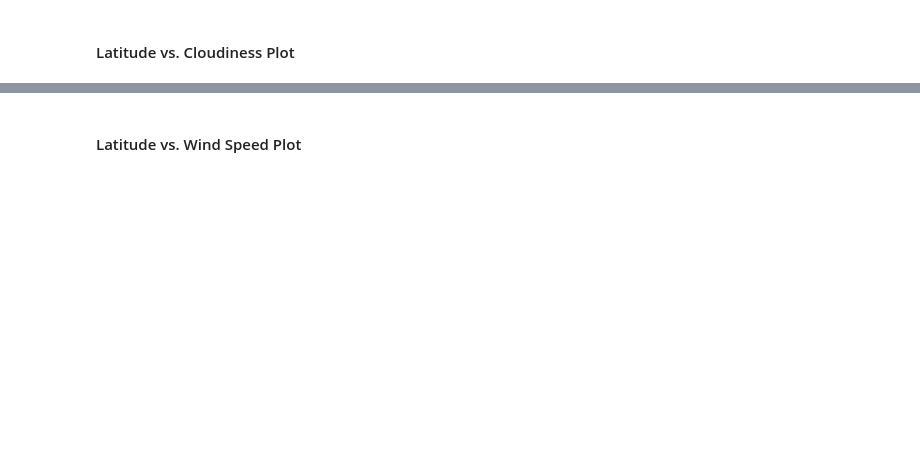
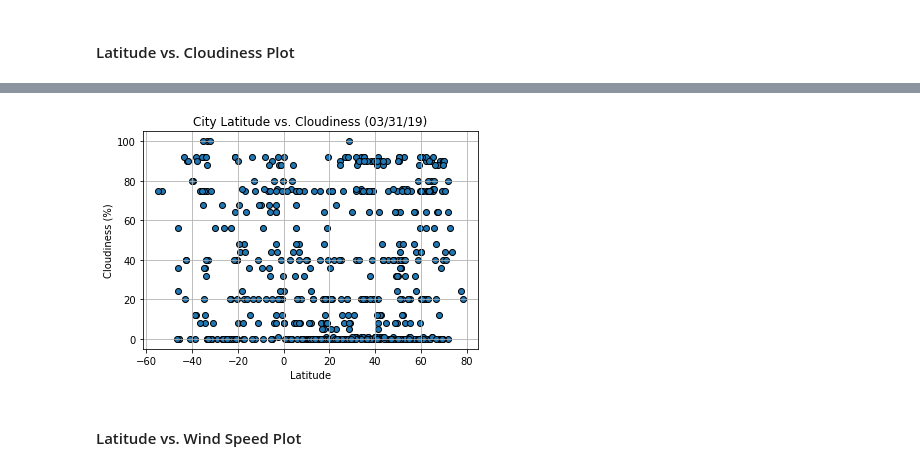
Before and after one commit to tbuck09/API-Practice, a Jupyter notebook: starter_code/WeatherPy.ipynb, the cells around one changed output, grey strips where cells are left out. Saved outputs shown, nothing was run; the diff lists cells and outputs as text; code cells hidden in the pictures; blank space fills up the shorter version.

```diff
--- a/starter_code/WeatherPy.ipynb
+++ b/starter_code/WeatherPy.ipynb
@@ -206,2 +229,16 @@ dtype: object
+# %%
+plt.scatter(
+    city_weather_df["Lat"],
+    city_weather_df["Cloudiness"],
+    edgecolors="k",
+)
+
+plt.title("City Latitude vs. Cloudiness (03/31/19)")
+plt.xlabel("Latitude")
+plt.ylabel("Cloudiness (%)")
+
+plt.grid()
+# %% [output]
+[figure, added]
 # %% [markdown]
 #### Latitude vs. Wind Speed Plot
```
Also changed, not shown: parts of 10 cells of this notebook.
